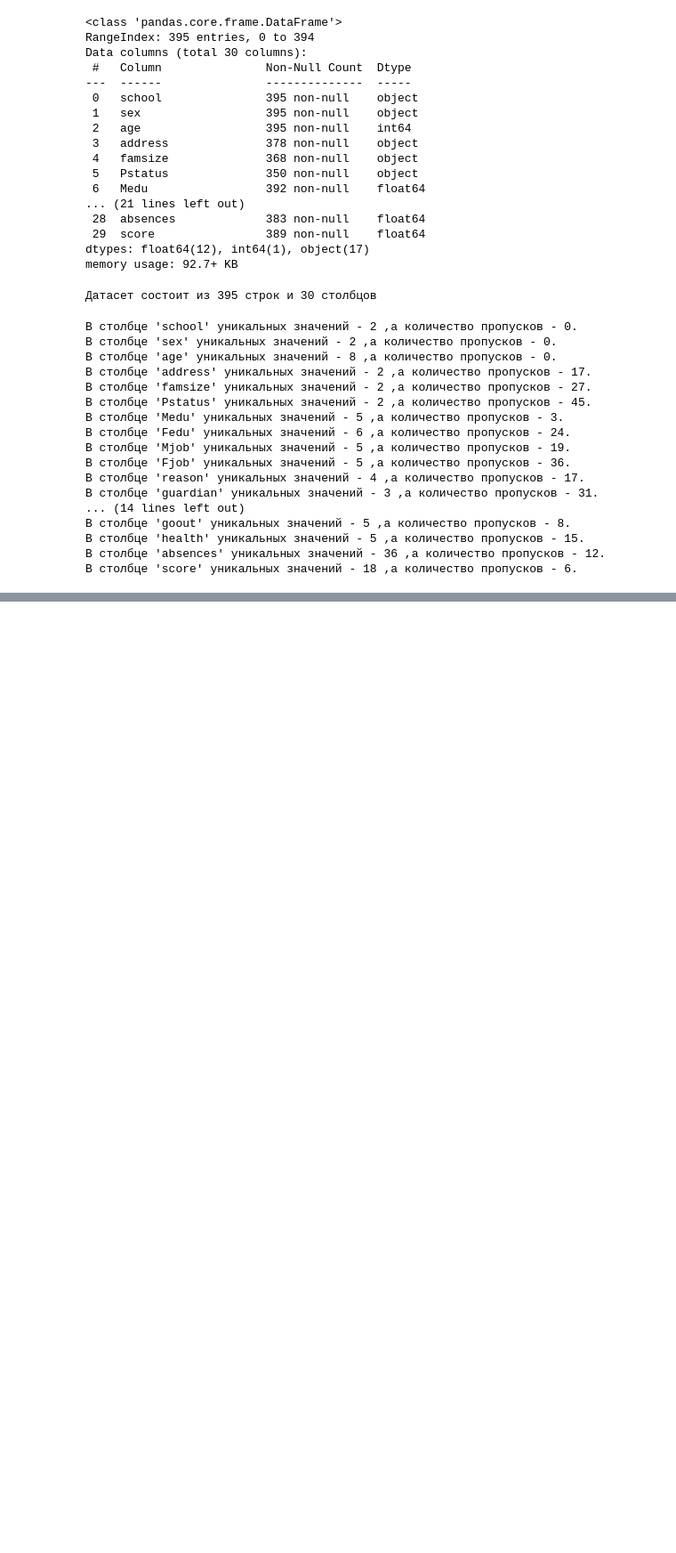
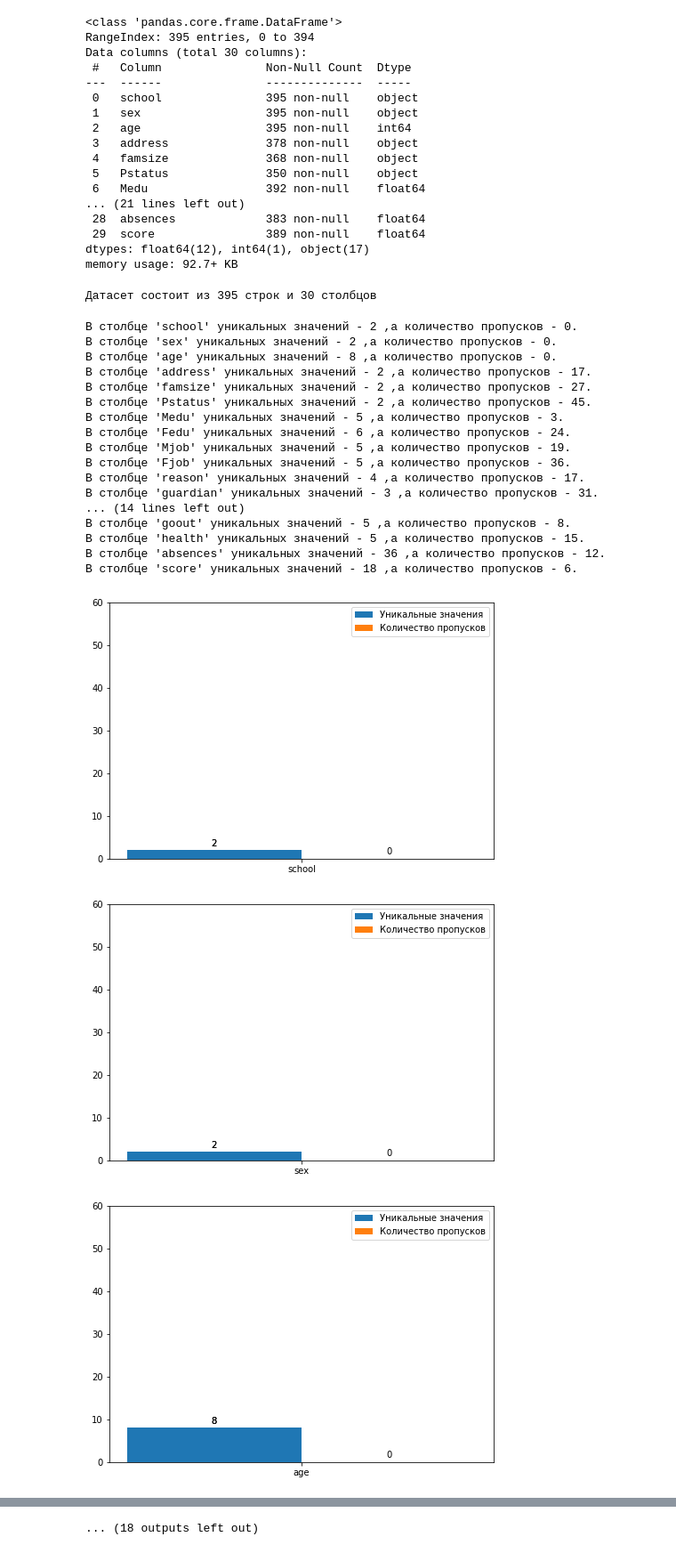
Before and after one commit to g0dzef/ML, a Jupyter notebook: module_2/Student_EDA.ipynb, the cells around one changed output, grey strips where cells are left out. Shown at 89% size. Cells and saved outputs as stored; diff of their text form; code cells hidden in the pictures; blank space fills up the shorter version.

```diff
--- a/module_2/Student_EDA.ipynb
+++ b/module_2/Student_EDA.ipynb
@@ -74,3 +89,27 @@ def cols_to_drop(data):
     # Поиск колонок в которых только одно значение
     one_value_cols = [col for col in data.columns if data[col].nunique() <= 1]
     return list(set(many_null_cols + big_top_value_cols + one_value_cols))
+# %%
+def display_specification(column):
+    '''Функция для посчёта уникальных значений,
+    количество пропусков в стобцак и их визуализация'''
+
+    # Посчёт уникальных значений
+    unique_values = len(stud_eda[column].value_counts())
+    # Посчёт пустых значений
+    empty_values = stud_eda[column].isna().sum()
+
+    fig = plt.figure()
+    axes = fig.add_axes([0, 0, 1, 1])
+    axes.set_ylim(0, 60)
+    axes.bar(x=str(column), height=unique_values,
+             width=-0.4, align='edge', label='Уникальные значения')
+    # Функция для создания подписи данных уникальных значени
+    drow_label(axes.patches, axes)
+
+    axes.bar(x=str(column), height=empty_values,
+             width=0.4, align='edge', label='Количество пропусков')
+    # Функция для создания подписи данных количества пропусков
+    drow_label(axes.patches, axes)
+
+    axes.legend(loc=1)
@@ -135,3 +257,10 @@ parsing_all_columns_data(stud_eda)
 В столбце 'health' уникальных значений - 5 ,а количество пропусков - 15.
 В столбце 'absences' уникальных значений - 36 ,а количество пропусков - 12.
 В столбце 'score' уникальных значений - 18 ,а количество пропусков - 6.
+# %%
+for column in stud_eda.columns:
+    display_specification(column)
+# %% [output]
+[figure, added]
+[figure, added]
+[figure, added]
@@ -138,3 +276,4 @@ parsing_all_columns_data(stud_eda)
+... (18 outputs left out)
 # %%
 # Подсчёт количества столбцов с пропущенными значениями
 print(
```
Also changed, not shown: parts of 26 cells of this notebook.
